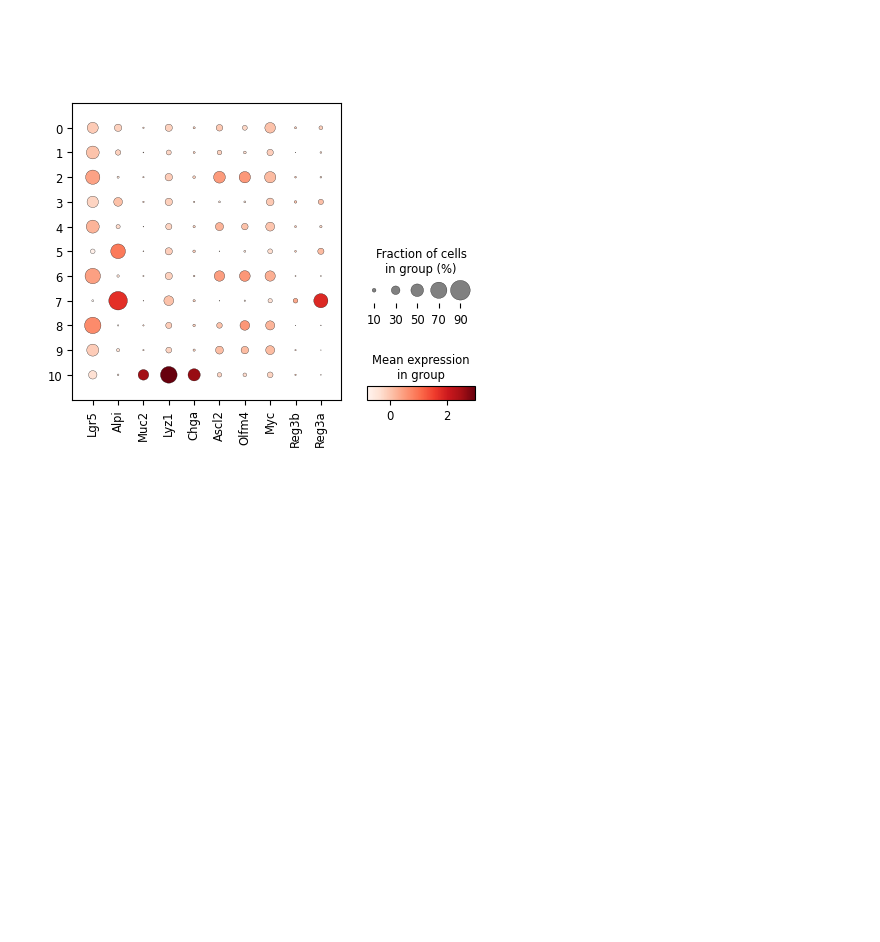
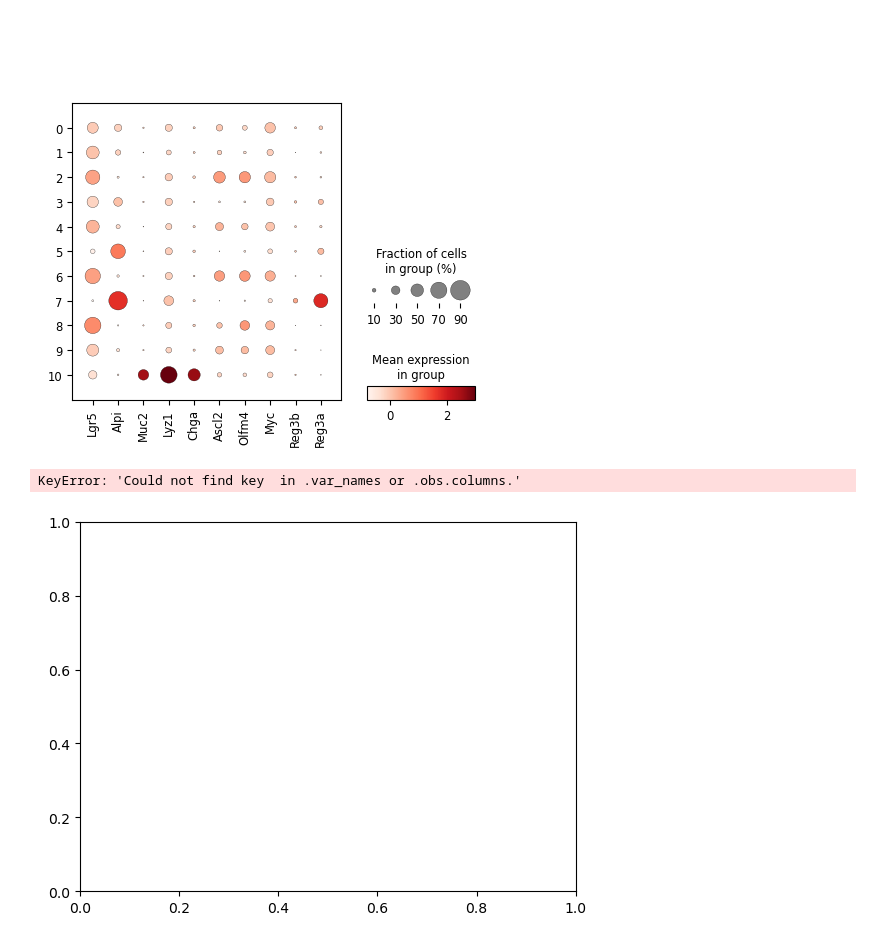
Before and after one commit to incredible-maker/Goodbye_DR.A, a Jupyter notebook: new_analysis_for_exp.ipynb, the cells around one changed output. Cells and saved outputs as stored; diff of their text form; code cells hidden in the pictures; blank space fills up the shorter version.

Commit message:
Find marker

```diff
--- a/new_analysis_for_exp.ipynb
+++ b/new_analysis_for_exp.ipynb
@@ -116,0 +119,7 @@ sc.pl.dotplot(exp, ['Lgr5','Alpi','Muc2','Lyz1','Chga','Ascl2','Olfm4','Myc','Re
+# %%
+a=input("Enter the gene name: ")
+sc.pl.umap(exp, color=[a])
+sc.pl.dotplot(exp, a, groupby='louvain')
+# %% [output]
+KeyError: 'Could not find key  in .var_names or .obs.columns.'
+[figure, added]
```
Also changed, not shown: parts of 6 cells of this notebook, 1 other file.
